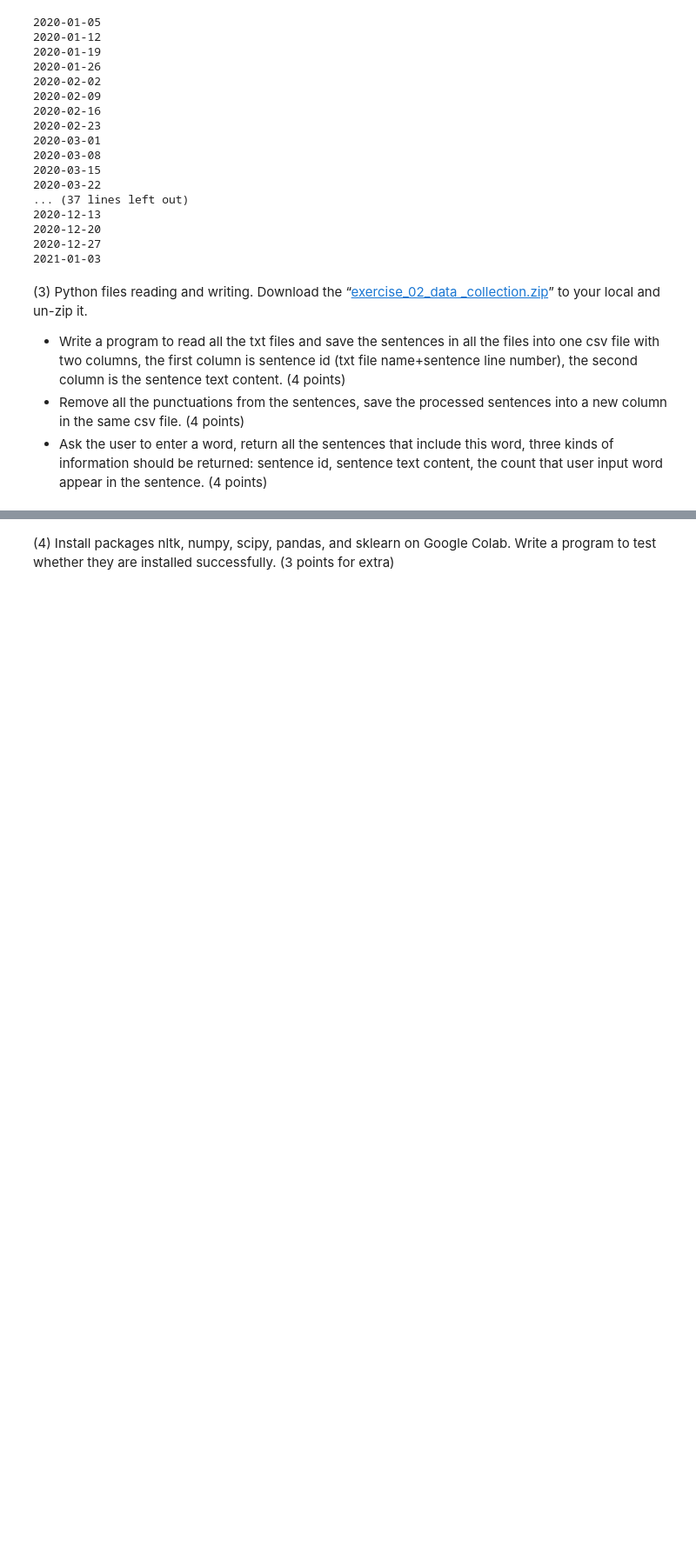
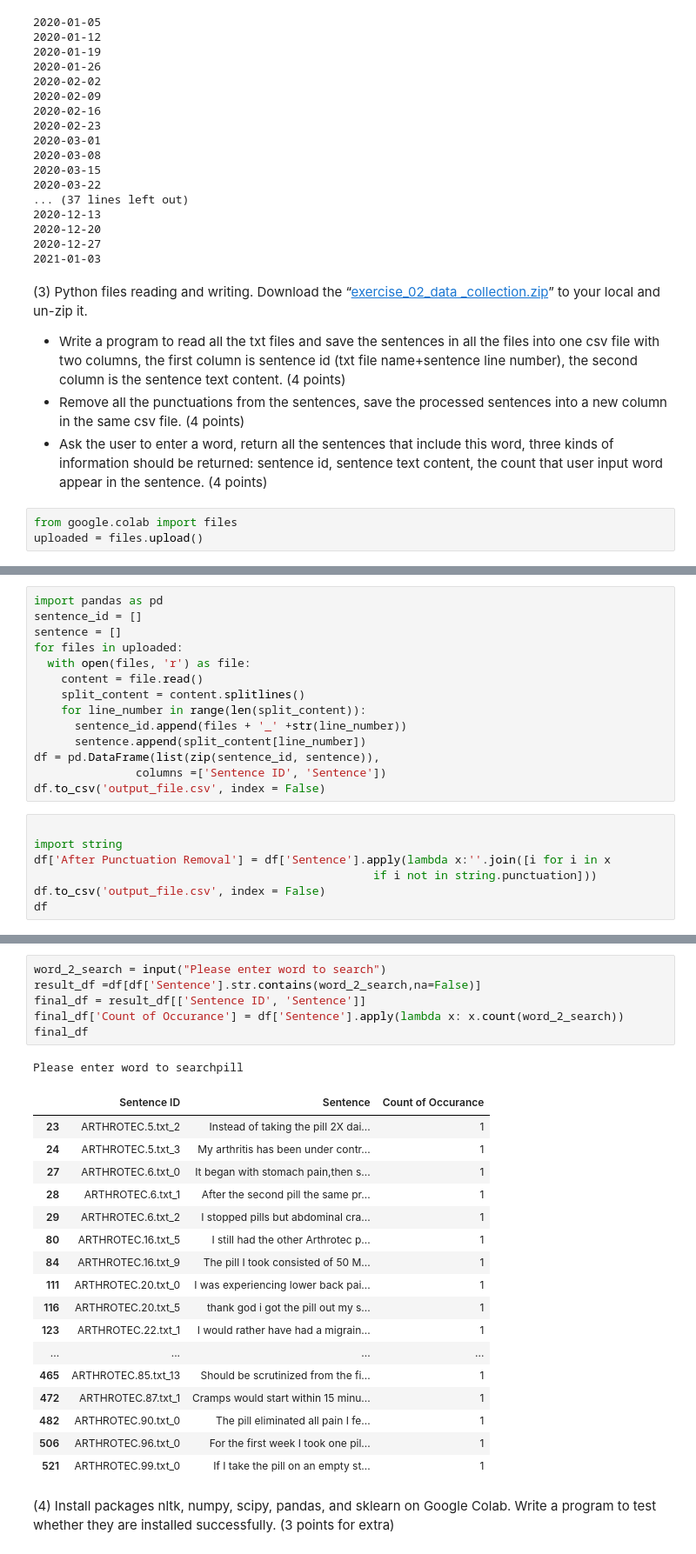
Before and after one commit to divyaseri/divya_INFO5731_Fall2020, a Jupyter notebook: In_class_exercise_02.ipynb, the cells around one changed output, grey strips where cells are left out. Shown at 87% size. Cells and saved outputs as stored; diff of their text form; blank space fills up the shorter version.

```diff
--- a/In_class_exercise_02.ipynb
+++ b/In_class_exercise_02.ipynb
@@ -55,3 +55,6 @@ while sun.year == year:
 *   Write a program to read all the txt files and save the sentences in all the files into one csv file with two columns, the first column is sentence id (txt file name+sentence line number), the second column is the sentence text content. (4 points)
 *   Remove all the punctuations from the sentences, save the processed sentences into a new column in the same csv file. (4 points)
 *   Ask the user to enter a word, return all the sentences that include this word, three kinds of information should be returned: sentence id, sentence text content, the count that user input word appear in the sentence. (4 points)
+# %%
+from google.colab import files
+uploaded = files.upload()
@@ -57,0 +80,21 @@ while sun.year == year:
+# %%
+import pandas as pd
+sentence_id = []
+sentence = []
+for files in uploaded:
+  with open(files, 'r') as file:
+    content = file.read()
+    split_content = content.splitlines()
+    for line_number in range(len(split_content)):
+      sentence_id.append(files + '_' +str(line_number))
+      sentence.append(split_content[line_number])
+df = pd.DataFrame(list(zip(sentence_id, sentence)),
+               columns =['Sentence ID', 'Sentence'])
+df.to_csv('output_file.csv', index = False)
+# %%
+
+import string
+df['After Punctuation Removal'] = df['Sentence'].apply(lambda x:''.join([i for i in x
+                                                  if i not in string.punctuation]))
+df.to_csv('output_file.csv', index = False)
+df
@@ -58,3 +115,28 @@ while sun.year == year:
+# %%
+word_2_search = input("Please enter word to search")
+result_df =df[df['Sentence'].str.contains(word_2_search,na=False)]
+final_df = result_df[['Sentence ID', 'Sentence']]
+final_df['Count of Occurance'] = df['Sentence'].apply(lambda x: x.count(word_2_search))
+final_df
+# %% [output]
+Please enter word to searchpill
+|  | Sentence ID | Sentence | Count of Occurance |
+| 23 | ARTHROTEC.5.txt_2 | Instead of taking the pill 2X dai... | 1 |
+| 24 | ARTHROTEC.5.txt_3 | My arthritis has been under contr... | 1 |
+| 27 | ARTHROTEC.6.txt_0 | It began with stomach pain,then s... | 1 |
+| 28 | ARTHROTEC.6.txt_1 | After the second pill the same pr... | 1 |
+| 29 | ARTHROTEC.6.txt_2 | I stopped pills but abdominal cra... | 1 |
+| 80 | ARTHROTEC.16.txt_5 | I still had the other Arthrotec p... | 1 |
+| 84 | ARTHROTEC.16.txt_9 | The pill I took consisted of 50 M... | 1 |
+| 111 | ARTHROTEC.20.txt_0 | I was experiencing lower back pai... | 1 |
+| 116 | ARTHROTEC.20.txt_5 | thank god i got the pill out my s... | 1 |
+| 123 | ARTHROTEC.22.txt_1 | I would rather have had a migrain... | 1 |
+| ... | ... | ... | ... |
+| 465 | ARTHROTEC.85.txt_13 | Should be scrutinized from the fi... | 1 |
+| 472 | ARTHROTEC.87.txt_1 | Cramps would start within 15 minu... | 1 |
+| 482 | ARTHROTEC.90.txt_0 | The pill eliminated all pain I fe... | 1 |
+| 506 | ARTHROTEC.96.txt_0 | For the first week I took one pil... | 1 |
+| 521 | ARTHROTEC.99.txt_0 | If I take the pill on an empty st... | 1 |
 # %% [markdown]
 (4) Install packages nltk, numpy, scipy, pandas, and sklearn on Google Colab. Write a program to test whether they are installed successfully. (3 points for extra)
 # %%
```
Also changed, not shown: parts of 8 cells of this notebook.
